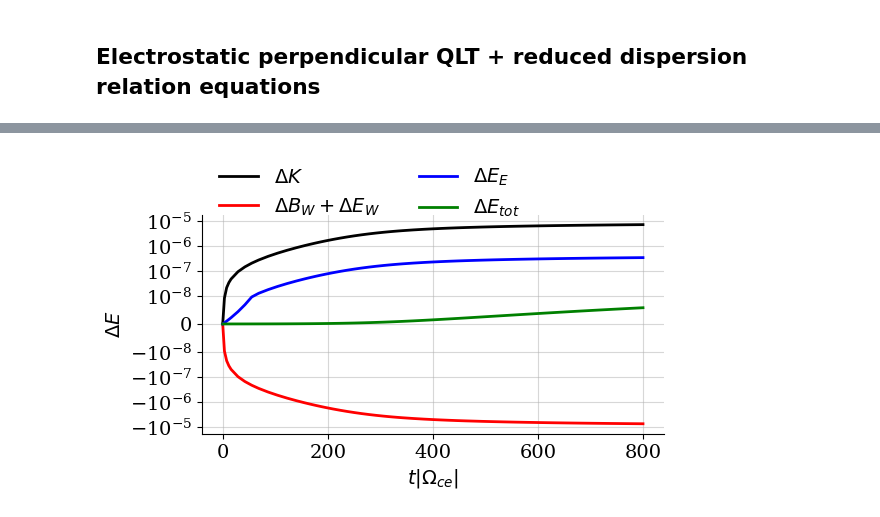
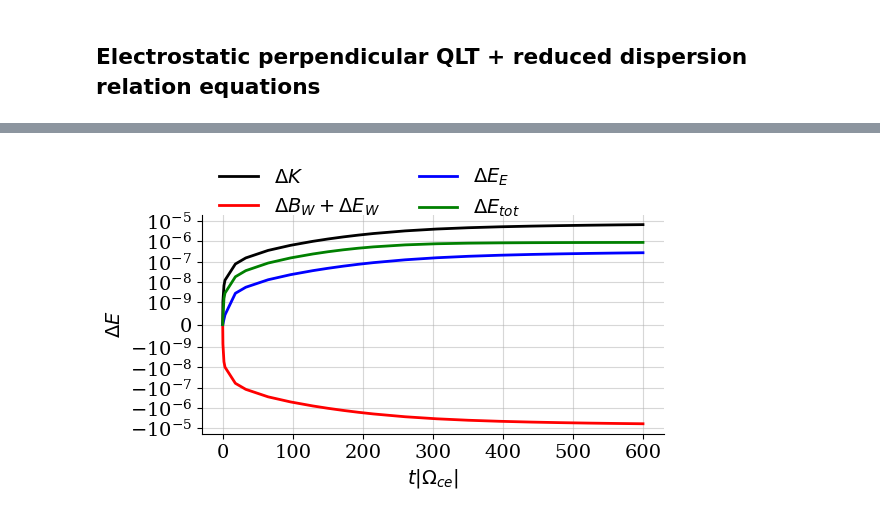
Before and after one commit to opaliss/QLT_whistler, a Jupyter notebook: 2021_pop_electrostatic_perpendicular_QLT.ipynb, the cells around one changed output, grey strips where cells are left out. Drawn from its saved outputs; the diff is of its cells as text; code cells hidden in the pictures.

```diff
--- a/2021_pop_electrostatic_perpendicular_QLT.ipynb
+++ b/2021_pop_electrostatic_perpendicular_QLT.ipynb
@@ -100,7 +45,7 @@ def dydt(t, f, k_vec, omega_pe, omega_pi, k_0, alpha_i, n_c, dk, omega_0):
 n_c = 4/5 # n^e_0
 omega_0 = 0.5 # Omega_ce
 k_0 = 1 # d_e
-dB0 = 4*np.pi * (5e-5) # d_{e}^3 Omega_{ce}^2 m_{e} n_{e}
+dB0 = 4*np.pi * 2.5 * 1e-5 # d_{e}^3 Omega_{ce}^2 m_{e} n_{e}
 
 omega_pe = 4 # Omgea_{ce}
 alpha_perp_c = 0.0079 # d_e x Omega_ce
@@ -118,4 +63,4 @@ k_vec = np.linspace(176, 220, 60)
 dk = np.abs(k_vec[1] - k_vec[0])
 
 # max time
-t_max = 800
+t_max = 600
@@ -142,8 +71,7 @@ dE_init = E0 * np.ones(len(k_vec))
 result = scipy.integrate.solve_ivp(fun=dydt, t_span=[0, t_max],
                                    y0=np.concatenate(([K0], [dB0], [v_0**2], dE_init)),
                                    args=(k_vec, omega_pe, omega_pi, k_0, alpha_i, n_c, dk, omega_0),
-                                   atol=1e-10, rtol=1e-10,
-                                   method='BDF')
+                                   atol=1e-8, rtol=1e-8, method='BDF')
 # %% [output]
 t =  0.0
 max gamma =  0.007080860962866677
@@ -213,30 +141,30 @@ plt.savefig("figs/secondary_QLT/perp_magnetic_energy.png", dpi=300, bbox_inches=
 # %%
 fig, ax = plt.subplots(figsize=(6, 4))
 kinetic_energy = result.y[0, :]
 potential_energy = np.sum(result.y[3:, :], axis=0)*dk/4/np.pi
 magnetic_energy = (1 + (omega_0/k_0/omega_pe)**2) * result.y[1, :]/4/np.pi
 total_energy = kinetic_energy + magnetic_energy + potential_energy
 
 ax.plot(result.t, kinetic_energy - kinetic_energy[0], color="black", linewidth=2, label="$\Delta K$")
 ax.plot(result.t, magnetic_energy - magnetic_energy[0], color="red", linewidth=2, label="$\Delta B_{W} + \Delta E_{W}$")
 ax.plot(result.t, potential_energy - potential_energy[0], color="blue", linewidth=2, label="$\Delta E_{E}$")
 ax.plot(result.t, total_energy - total_energy[0], color="green", linewidth=2, label="$\Delta E_{tot}$")
 
-ax.set_yscale("symlog", linthresh=1e-8)
+ax.set_yscale("symlog", linthresh=1e-9)
 ax.set_xlabel(r'$t|\Omega_{ce}|$')
 ax.set_ylabel(r'$\Delta E$')
 
 legend = ax.legend(loc='upper left', ncols=2, fancybox=False, shadow=False, fontsize=14, bbox_to_anchor=(0., 1.3))
 legend.get_frame().set_alpha(0)
 
 ax.spines['right'].set_visible(False)
 ax.spines['top'].set_visible(False)
 plt.grid(alpha=0.5)
 plt.tight_layout()
 
 plt.savefig("figs/secondary_QLT/perp_conservation_of_energy.png", dpi=300, bbox_inches='tight')
 # %% [output]
-[figure, old version]
+[figure, new version]
 # %%
 fig, ax = plt.subplots(figsize=(7, 5))
 pos = ax.pcolormesh(result.t, k_vec, result.y[3:], cmap="viridis",
```
Also changed, not shown: parts of 13 cells of this notebook, 5 other files.
